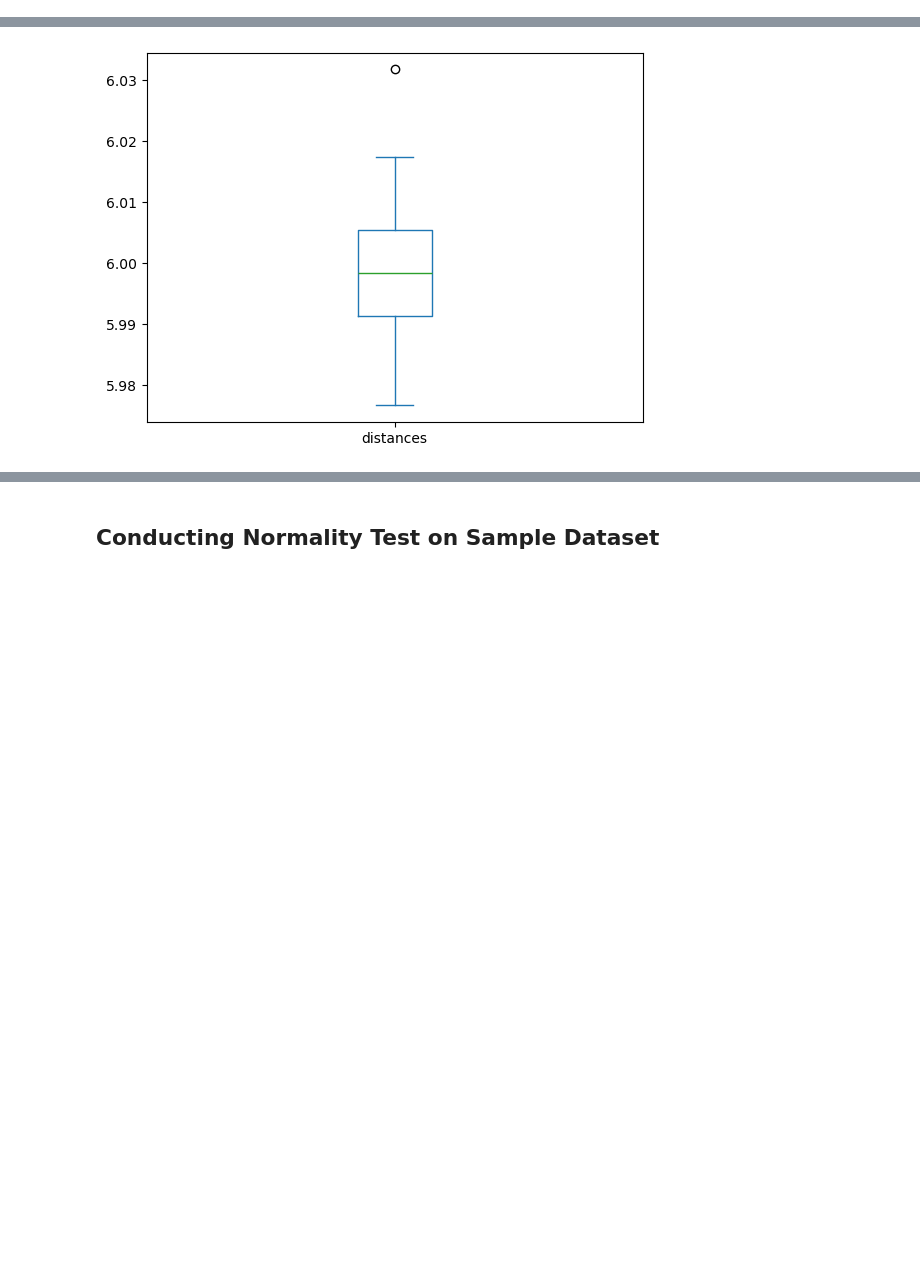
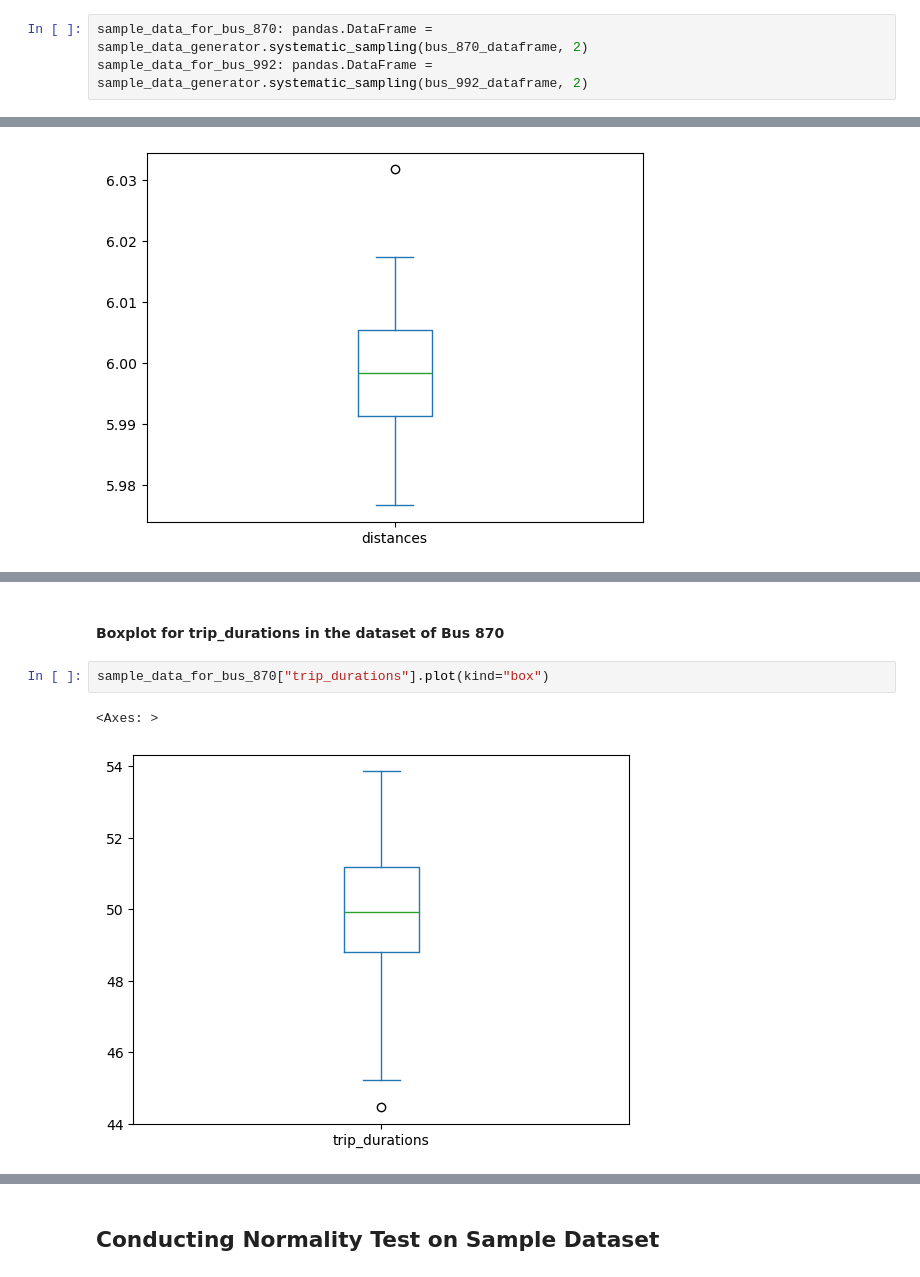
Before and after one commit to AngKokLeong/Bus-Data-Analysis, a Jupyter notebook: report.ipynb, the cells around one changed output, grey strips where cells are left out. Cells and saved outputs as stored; diff of their text form; blank space fills up the shorter version.

```diff
--- a/report.ipynb
+++ b/report.ipynb
@@ -71,0 +76,3 @@ bus_992_dataframe: pandas.DataFrame = pandas.read_csv("bus_992_synthetic_data.cs
+# %%
+sample_data_for_bus_870: pandas.DataFrame = sample_data_generator.systematic_sampling(bus_870_dataframe, 2)
+sample_data_for_bus_992: pandas.DataFrame = sample_data_generator.systematic_sampling(bus_992_dataframe, 2)
@@ -159,0 +204,7 @@ bus_992_dataframe["distances"].plot(kind="box")
+# %% [markdown]
+#### Boxplot for trip_durations in the dataset of Bus 870
+# %%
+sample_data_for_bus_870["trip_durations"].plot(kind="box")
+# %% [output]
+<Axes: >
+[figure, added]
```
Also changed, not shown: parts of 47 cells of this notebook, 1 other file.
